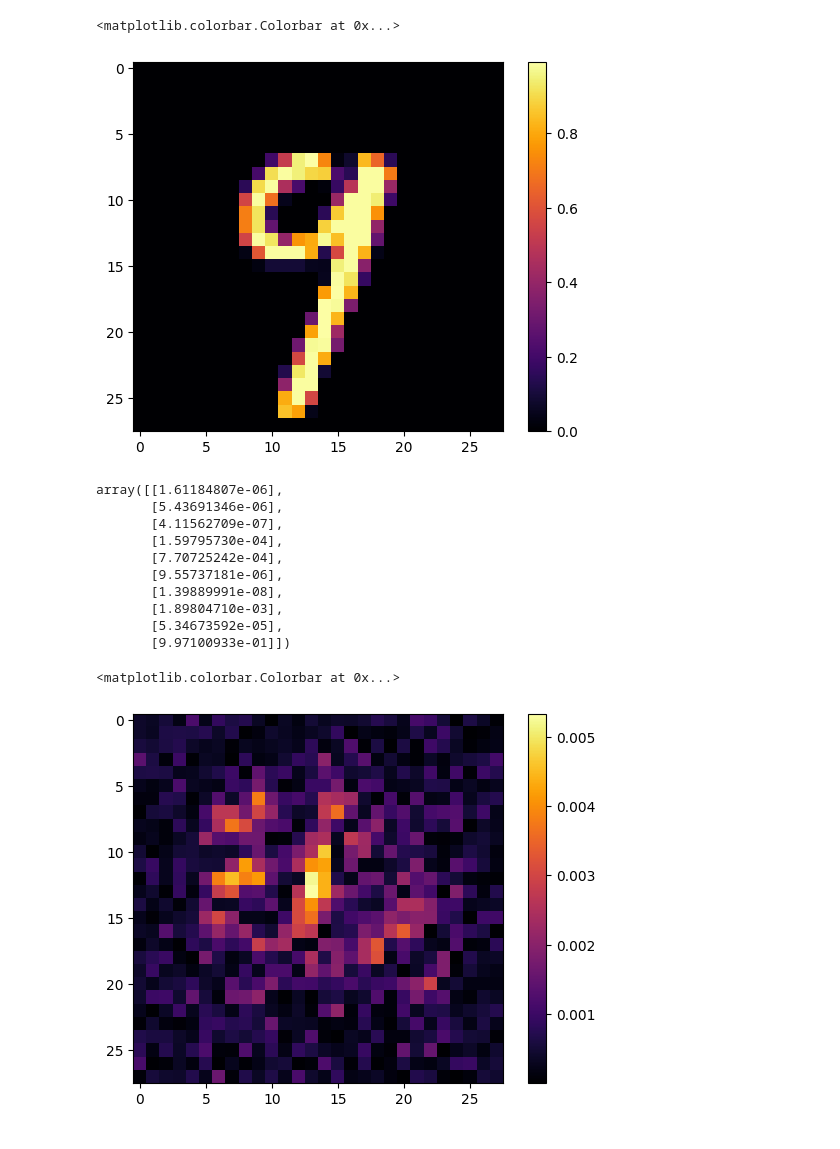
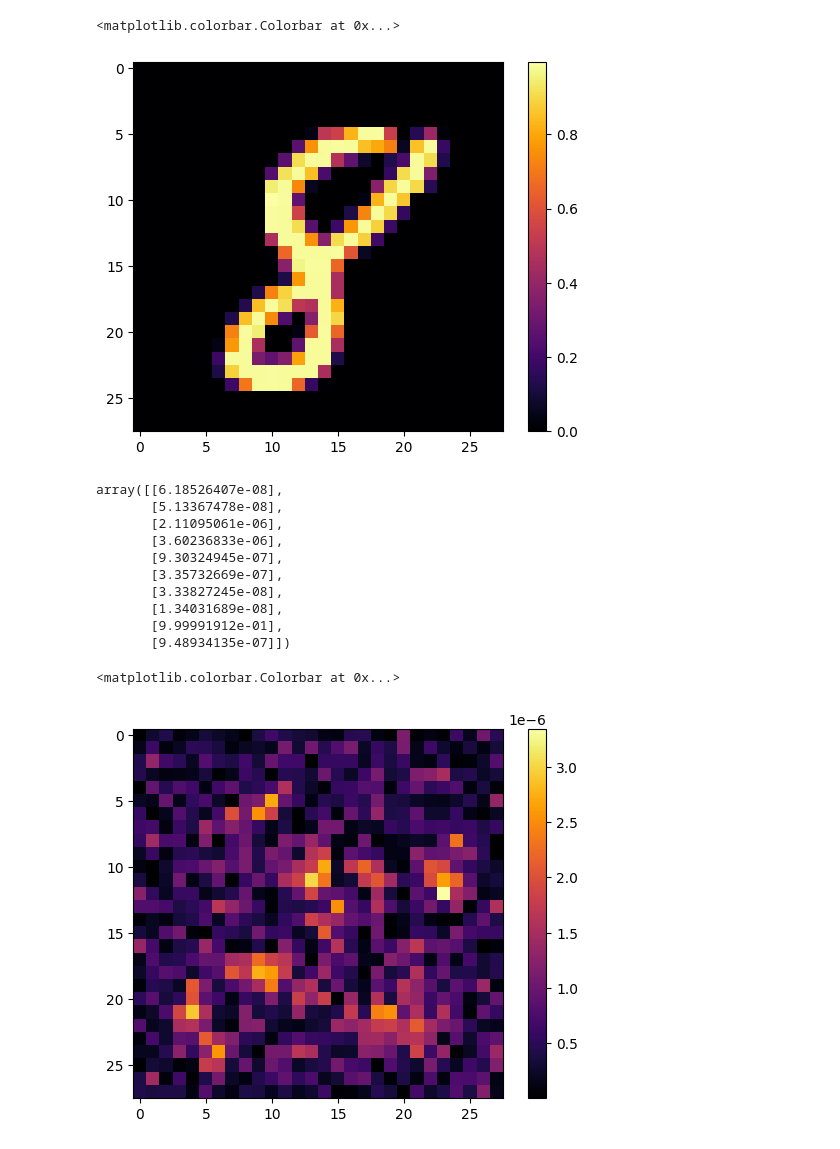
Before and after one commit to stanleytheli/mini-ml, a Jupyter notebook: src/feature_vis.ipynb, the cells around one changed output. Cells and saved outputs as stored; diff of their text form; code cells hidden in the pictures.

```diff
--- a/src/feature_vis.ipynb
+++ b/src/feature_vis.ipynb
@@ -13,15 +13,14 @@ reg = L2Regularization(3.125 / n_train)
 
 net = modular_network.Network([
     Flatten((28, 28)),
-    FullyConnected(28*28, 30, tanh(), reg),
-    FullyConnected(30, 30, tanh(), reg),
-    FullyConnected(30, 10, Softmax(), reg)
+    FullyConnected(28*28, 100, tanh(), reg),
+    FullyConnected(100, 100, tanh(), reg),
+    FullyConnected(100, 10, Softmax(), reg)
 ], cost=BinaryCrossEntropyCost())
 
 aug = RandUniformAug(-0.2, 0.2)
 
 #optim = SGD_momentum_optimizer(0.005, 20, 0.95)
 optim = RMSProp_optimizer(0.005, 20, 0.99)
-
-net.set_optimizer(optim)
+optim_2 = RMSProp_optimizer(0.001, 20, 0.99)
 # %%
@@ -63,32 +100,33 @@ def normalize(x):
 def relu(x):
     return np.max([x, np.zeros(x.shape)], axis=0)
 # %%
-test_image = np.copy(mnist_train[2][0])
+test_image = np.copy(mnist_train[3][0])
 plt.imshow(test_image)
+plt.set_cmap("inferno")
 plt.colorbar()
 # %% [output]
 <matplotlib.colorbar.Colorbar at 0x...>
-[figure, old version]
+[figure, new version]
 # %%
 net.set_mode(Mode.TEST)
 # %%
 net.feedforward(np.array([test_image]))
 # %% [output]
-array([[1.61184807e-06],
-       [5.43691346e-06],
-       [4.11562709e-07],
-       [1.59795730e-04],
-       [7.70725242e-04],
-       [9.55737181e-06],
-       [1.39889991e-08],
-       [1.89804710e-03],
-       [5.34673592e-05],
-       [9.97100933e-01]])
+array([[6.18526407e-08],
+       [5.13367478e-08],
+       [2.11095061e-06],
+       [3.60236833e-06],
+       [9.30324945e-07],
+       [3.35732669e-07],
+       [3.33827245e-08],
+       [1.34031689e-08],
+       [9.99991912e-01],
+       [9.48934135e-07]])
 # %%
-desired_updates = -get_delta(net, test_image, vectorized_result(9))
+desired_updates = -get_delta(net, test_image, vectorized_result(8))
 plt.imshow(np.abs(desired_updates))
 plt.colorbar()
 # %% [output]
 <matplotlib.colorbar.Colorbar at 0x...>
-[figure, old version]
+[figure, new version]
 # %%
```
Also changed, not shown: parts of 14 cells of this notebook.
